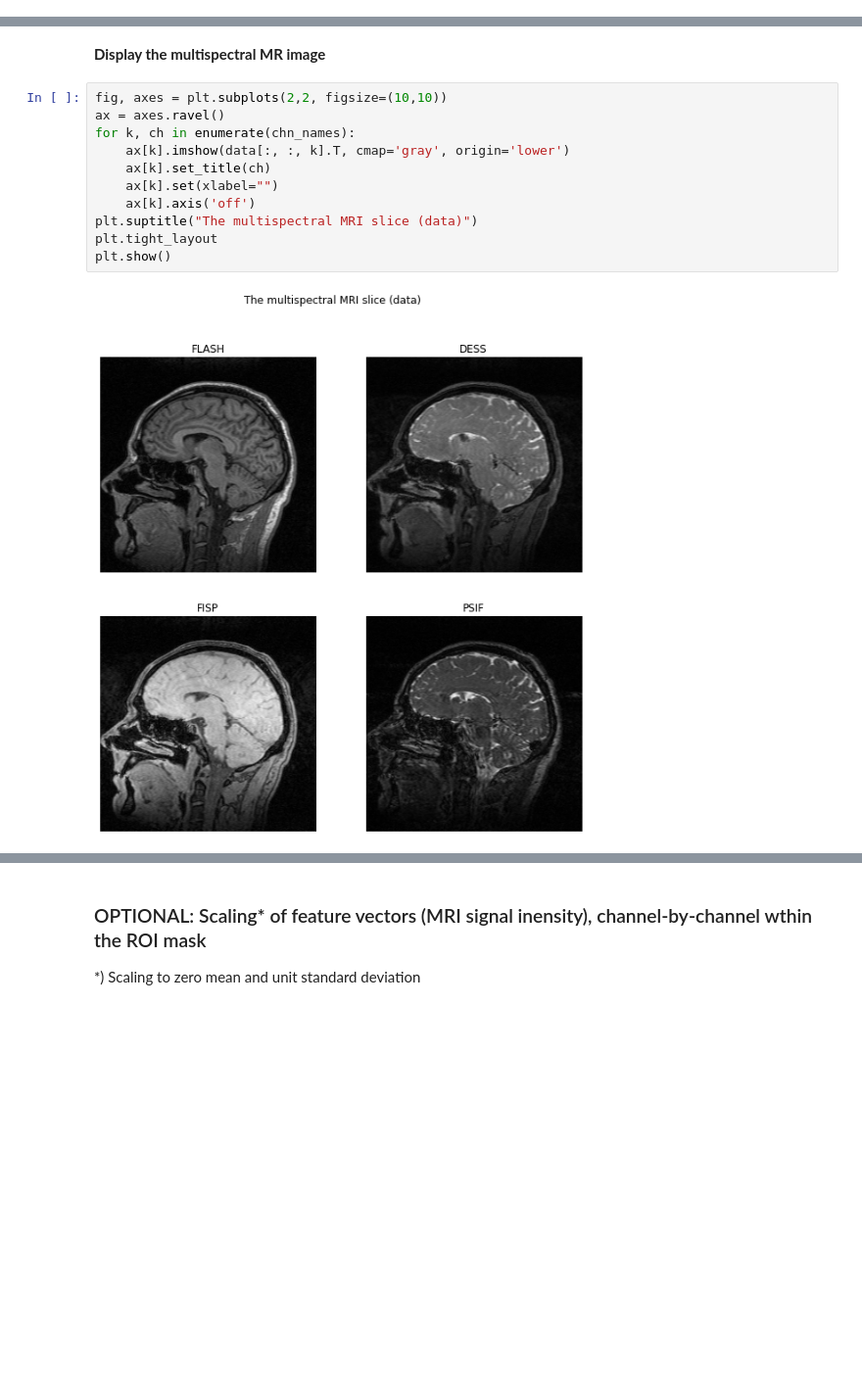
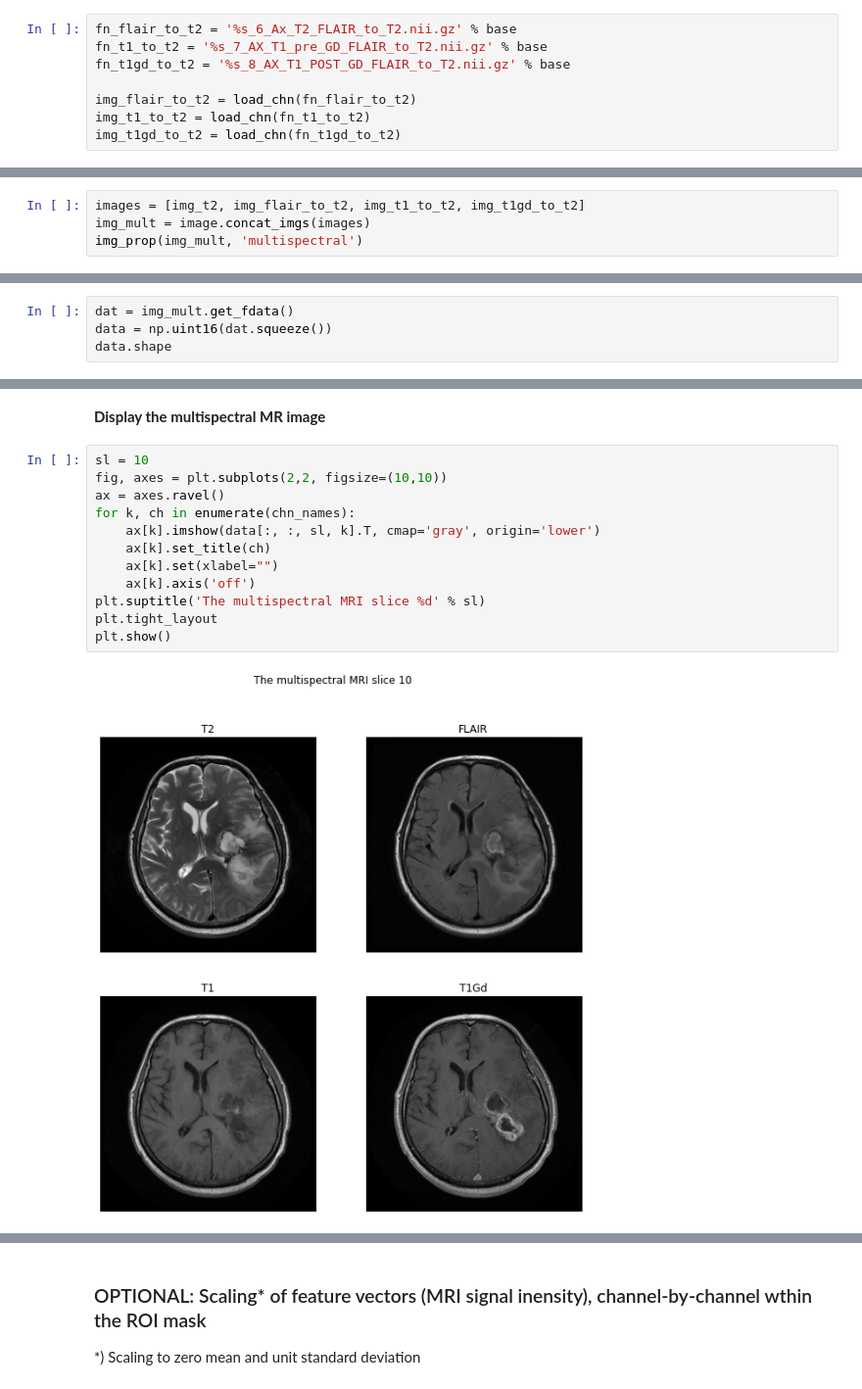
Before and after one commit to oercompbiomed/Seili-2020, a Jupyter notebook: mri-image-analysis/03-mri-kmeans-brain-tumor.ipynb, the cells around one changed output, grey strips where cells are left out. Shown at 98% size. Cells and saved outputs as stored; diff of their text form; blank space fills up the shorter version.

Commit message:
more elaboration of k-means notebook using multimodal tumor data from TCGA-GBM

```diff
--- a/mri-image-analysis/03-mri-kmeans-brain-tumor.ipynb
+++ b/mri-image-analysis/03-mri-kmeans-brain-tumor.ipynb
@@ -139,0 +165,8 @@ img affine: [[-4.29655105e-01  4.23577521e-03 -7.92268217e-02  1.10343521e+02]
+# %%
+fn_flair_to_t2 = '%s_6_Ax_T2_FLAIR_to_T2.nii.gz' % base
+fn_t1_to_t2 = '%s_7_AX_T1_pre_GD_FLAIR_to_T2.nii.gz' % base
+fn_t1gd_to_t2 = '%s_8_AX_T1_POST_GD_FLAIR_to_T2.nii.gz' % base
+
+img_flair_to_t2 = load_chn(fn_flair_to_t2)
+img_t1_to_t2 = load_chn(fn_t1_to_t2)
+img_t1gd_to_t2 = load_chn(fn_t1gd_to_t2)
@@ -139,0 +200,4 @@ img affine: [[-4.29655105e-01  4.23577521e-03 -7.92268217e-02  1.10343521e+02]
+# %%
+images = [img_t2, img_flair_to_t2, img_t1_to_t2, img_t1gd_to_t2]
+img_mult = image.concat_imgs(images)
+img_prop(img_mult, 'multispectral')
@@ -139,0 +218,4 @@ img affine: [[-4.29655105e-01  4.23577521e-03 -7.92268217e-02  1.10343521e+02]
+# %%
+dat = img_mult.get_fdata()
+data = np.uint16(dat.squeeze())
+data.shape
@@ -140,15 +224,16 @@ img affine: [[-4.29655105e-01  4.23577521e-03 -7.92268217e-02  1.10343521e+02]
 # %% [markdown]
 **Display the multispectral MR image**
 # %%
+sl = 10
 fig, axes = plt.subplots(2,2, figsize=(10,10))
 ax = axes.ravel()
 for k, ch in enumerate(chn_names):
-    ax[k].imshow(data[:, :, k].T, cmap='gray', origin='lower')
+    ax[k].imshow(data[:, :, sl, k].T, cmap='gray', origin='lower')
     ax[k].set_title(ch)
     ax[k].set(xlabel="")
     ax[k].axis('off')
-plt.suptitle("The multispectral MRI slice (data)")
+plt.suptitle('The multispectral MRI slice %d' % sl)
 plt.tight_layout
 plt.show()
 # %% [output]
-[figure, old version]
+[figure, new version]
```
Also changed, not shown: parts of 36 cells of this notebook, 5 other files.
